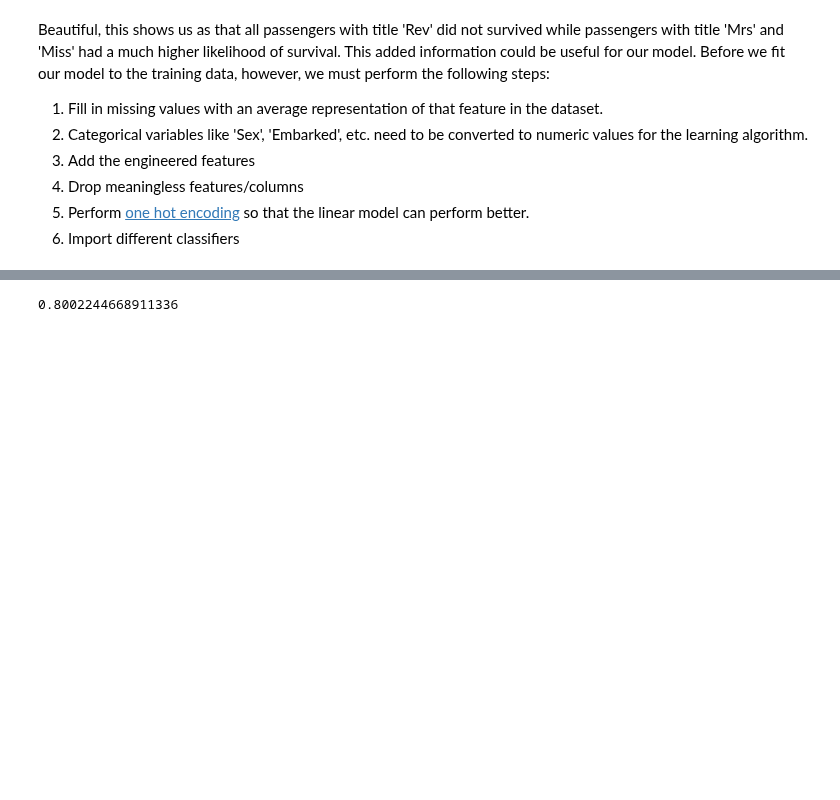
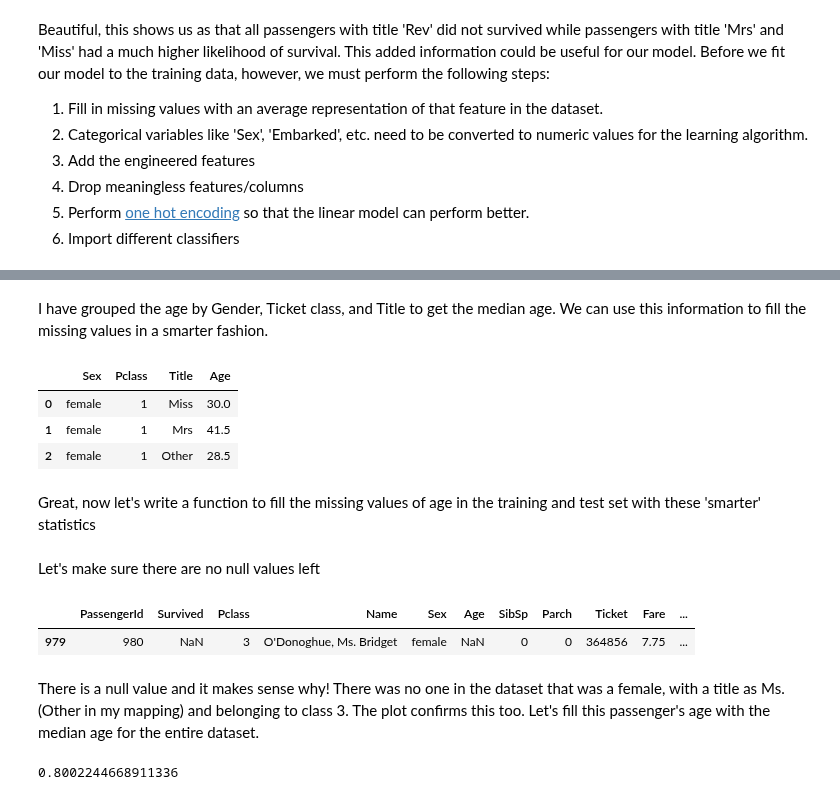
Before and after one commit to sarthakbatragatech/100-Days-of-ML, a Jupyter notebook: Logistic-Regression/Titanic-EDA-and-LogisticRegression.ipynb, the cells around one changed output, grey strips where cells are left out. Saved outputs shown, nothing was run; the diff lists cells and outputs as text; code cells hidden in the pictures; blank space fills up the shorter version.

```diff
--- a/Logistic-Regression/Titanic-EDA-and-LogisticRegression.ipynb
+++ b/Logistic-Regression/Titanic-EDA-and-LogisticRegression.ipynb
@@ -269,0 +348,14 @@ Beautiful, this shows us as that all passengers with title 'Rev' did not survive
+# %% [markdown]
+I have grouped the age by Gender, Ticket class, and Title to get the median age. We can use this information to fill the missing values in a smarter fashion.
+# %%
+age_grouped = train_test.iloc[:891].groupby(['Sex','Pclass','Title'])
+age_grouped = age_grouped.median()
+age_grouped = age_grouped.reset_index()[['Sex', 'Pclass', 'Title', 'Age']]
+age_grouped.head(3)
+# %% [output]
+|  | Sex | Pclass | Title | Age |
+| 0 | female | 1 | Miss | 30.0 |
+| 1 | female | 1 | Mrs | 41.5 |
+| 2 | female | 1 | Other | 28.5 |
+# %% [markdown]
+Great, now let's write a function to fill the missing values of age in the training and test set with these 'smarter' statistics
@@ -269,0 +367,9 @@ Beautiful, this shows us as that all passengers with title 'Rev' did not survive
+# %% [markdown]
+Let's make sure there are no null values left
+# %%
+train_test.loc[train_test['Age'].isnull()]
+# %% [output]
+|  | PassengerId | Survived | Pclass | Name | Sex | Age | SibSp | Parch | Ticket | Fare | ... |
+| 979 | 980 | NaN | 3 | O'Donoghue, Ms. Bridget | female | NaN | 0 | 0 | 364856 | 7.75 | ... |
+# %% [markdown]
+There is a null value and it makes sense why! There was no one in the dataset that was a female, with a title as Ms. (Other in my mapping) and belonging to class 3. The plot confirms this too. Let's fill this passenger's age with the median age for the entire dataset.
```
Also changed, not shown: parts of 15 cells of this notebook.
